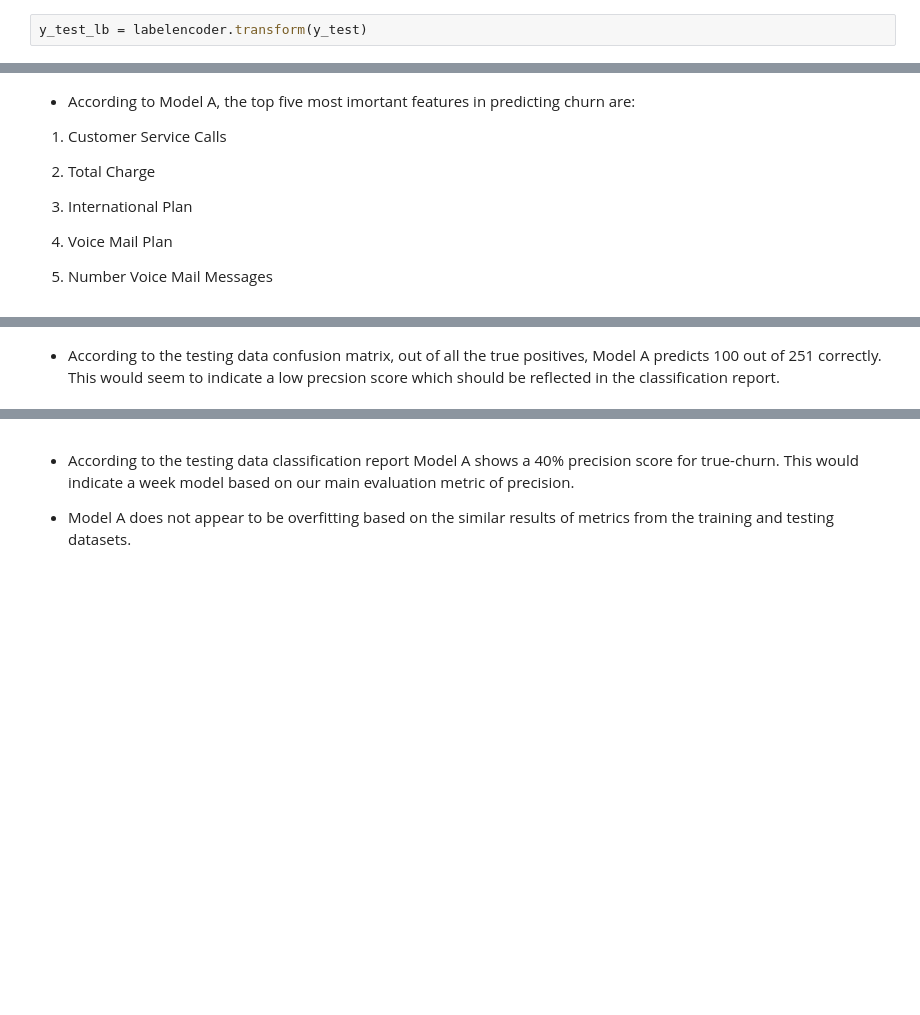
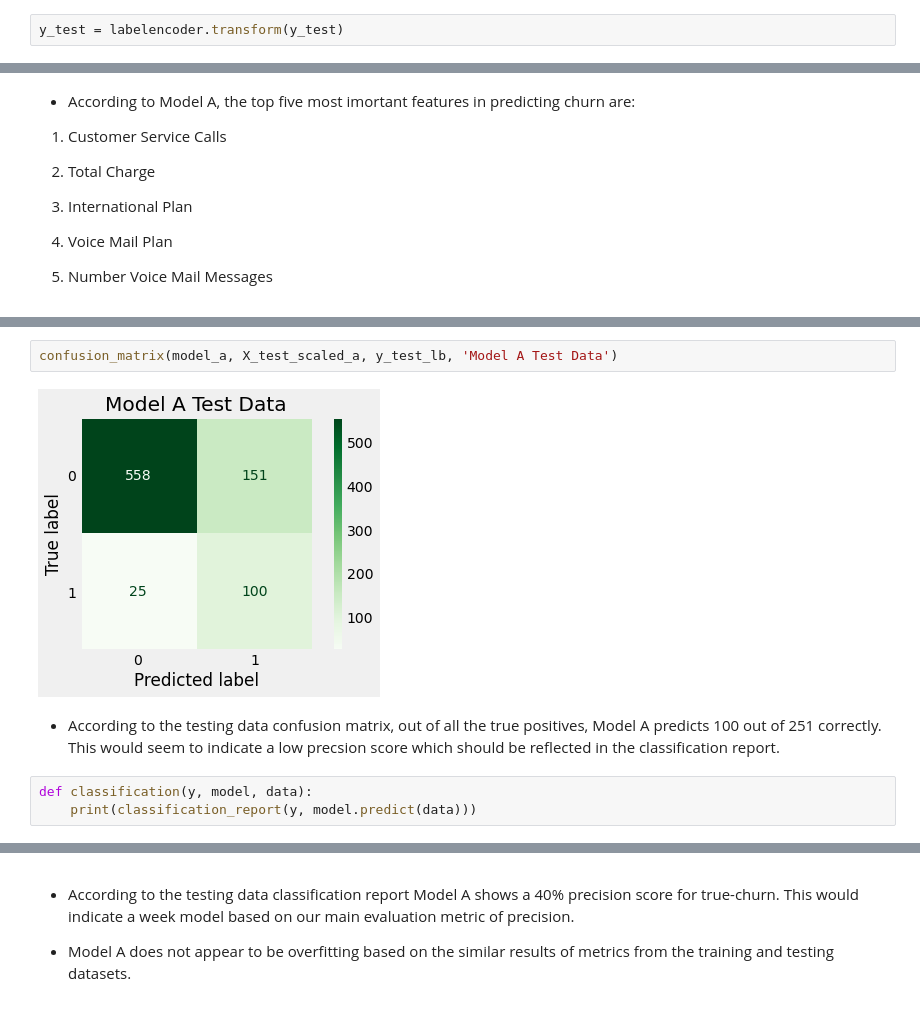
Before and after one commit to jmg0144/Customer-Churn-Classification-Analysis, a Jupyter notebook: SyriaTel-Customer-Churn-Analysis.ipynb, the cells around one changed output, grey strips where cells are left out. Saved outputs shown, nothing was run; the diff lists cells and outputs as text; blank space fills up the shorter version.

```diff
--- a/SyriaTel-Customer-Churn-Analysis.ipynb
+++ b/SyriaTel-Customer-Churn-Analysis.ipynb
@@ -375,5 +377,5 @@ y_train_lb = labelencoder.transform(y_train)
 # %%
-y_test_lb = labelencoder.transform(y_test)
+y_test = labelencoder.transform(y_test)
 # %% [markdown]
 ## Convert Categorical Features
 # %%
@@ -604,4 +585,11 @@ plt.grid(False)
+# %%
+confusion_matrix(model_a, X_test_scaled_a, y_test_lb, 'Model A Test Data')
+# %% [output]
+[figure, added]
 # %% [markdown]
  - According to the testing data confusion matrix, out of all the true positives, Model A predicts 100 out of 251 correctly. This would seem to indicate a low precsion score which should be reflected in the classification report.
+# %%
+def classification(y, model, data):
+    print(classification_report(y, model.predict(data)))
 # %%
 #Print model A classification report showing precision, recall, f1-score, and accuracy metrics
```
Also changed, not shown: parts of 19 cells of this notebook.
